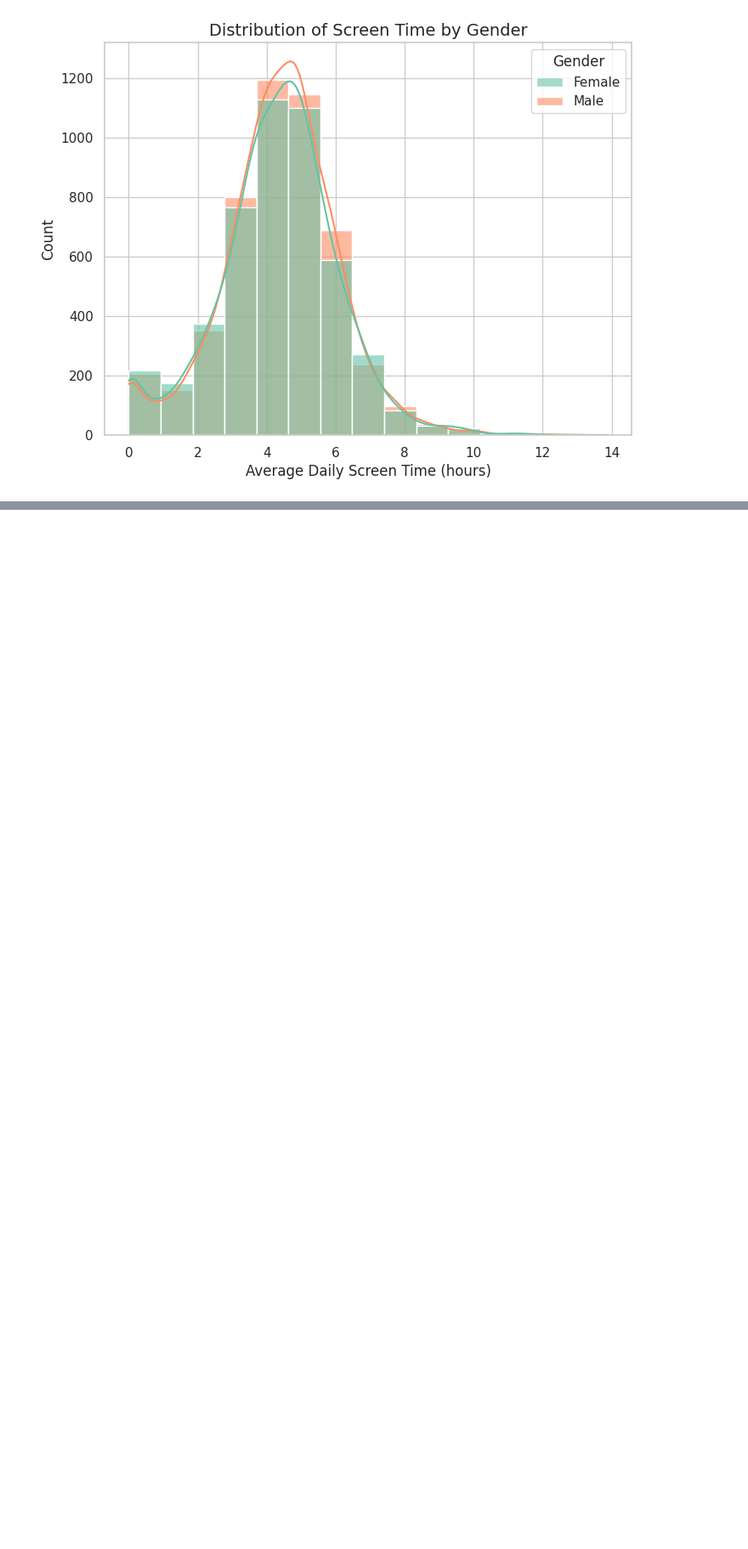
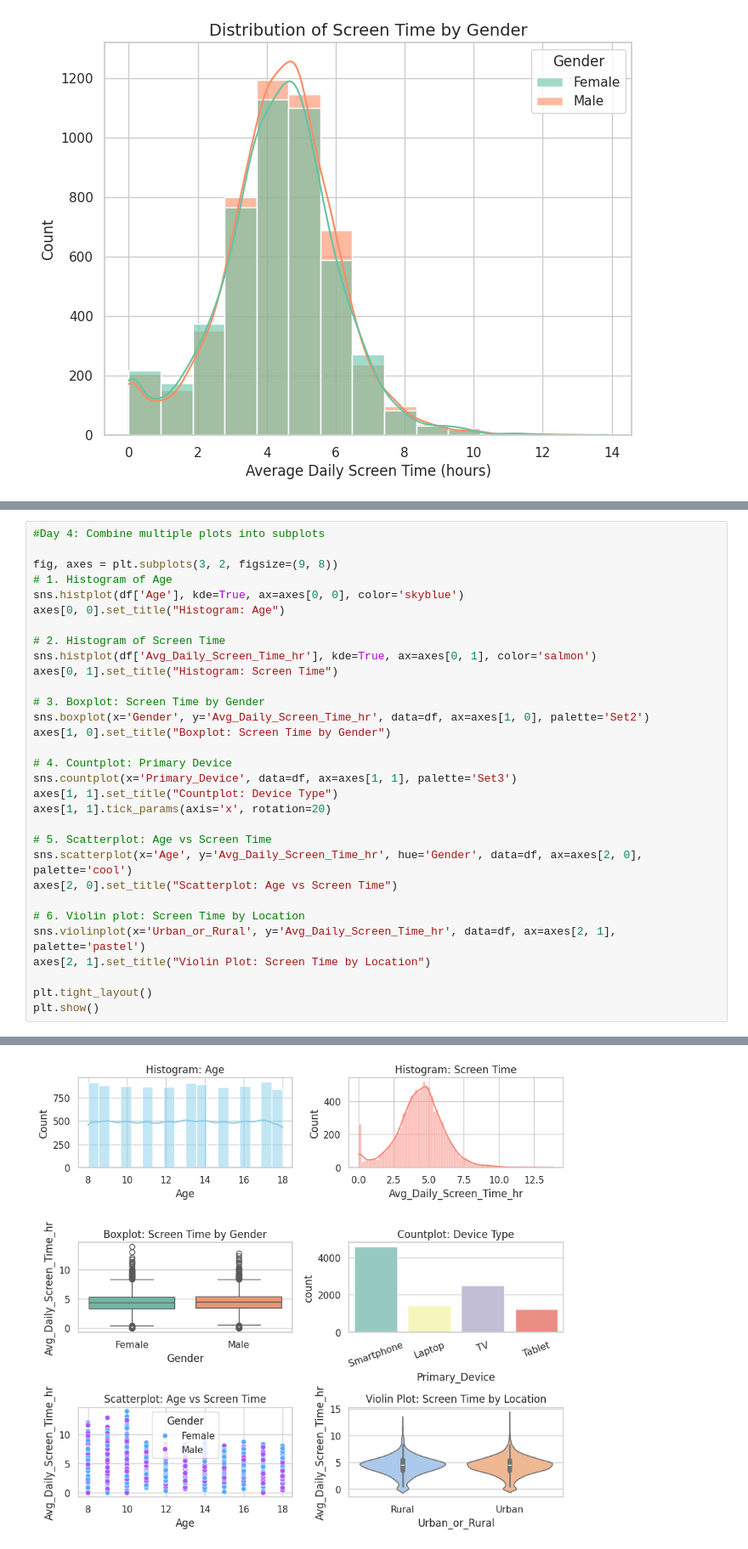
Before and after one commit to Joshika-Mentor/-Kid-s-Screentime-Visualization-Infosys-springboard-program-, a Jupyter notebook: DV_Screen_Infosys.ipynb, the cells around one changed output, grey strips where cells are left out. Shown at 85% size. Drawn from its saved outputs; the diff is of its cells as text; blank space fills up the shorter version.

```diff
--- a/DV_Screen_Infosys.ipynb
+++ b/DV_Screen_Infosys.ipynb
@@ -430,0 +495,32 @@ plt.show()
+# %%
+#Day 4: Combine multiple plots into subplots
+
+fig, axes = plt.subplots(3, 2, figsize=(9, 8))
+# 1. Histogram of Age
+sns.histplot(df['Age'], kde=True, ax=axes[0, 0], color='skyblue')
+axes[0, 0].set_title("Histogram: Age")
+
+# 2. Histogram of Screen Time
+sns.histplot(df['Avg_Daily_Screen_Time_hr'], kde=True, ax=axes[0, 1], color='salmon')
+axes[0, 1].set_title("Histogram: Screen Time")
+
+# 3. Boxplot: Screen Time by Gender
+sns.boxplot(x='Gender', y='Avg_Daily_Screen_Time_hr', data=df, ax=axes[1, 0], palette='Set2')
+axes[1, 0].set_title("Boxplot: Screen Time by Gender")
+
+# 4. Countplot: Primary Device
+sns.countplot(x='Primary_Device', data=df, ax=axes[1, 1], palette='Set3')
+axes[1, 1].set_title("Countplot: Device Type")
+axes[1, 1].tick_params(axis='x', rotation=20)
+
+# 5. Scatterplot: Age vs Screen Time
+sns.scatterplot(x='Age', y='Avg_Daily_Screen_Time_hr', hue='Gender', data=df, ax=axes[2, 0], palette='cool')
+axes[2, 0].set_title("Scatterplot: Age vs Screen Time")
+
+# 6. Violin plot: Screen Time by Location
+sns.violinplot(x='Urban_or_Rural', y='Avg_Daily_Screen_Time_hr', data=df, ax=axes[2, 1], palette='pastel')
+axes[2, 1].set_title("Violin Plot: Screen Time by Location")
+
+plt.tight_layout()
+plt.show()
+# %% [output]
@@ -430,0 +538 @@ plt.show()
+[figure, added]
```
Also changed, not shown: parts of 15 cells of this notebook.
